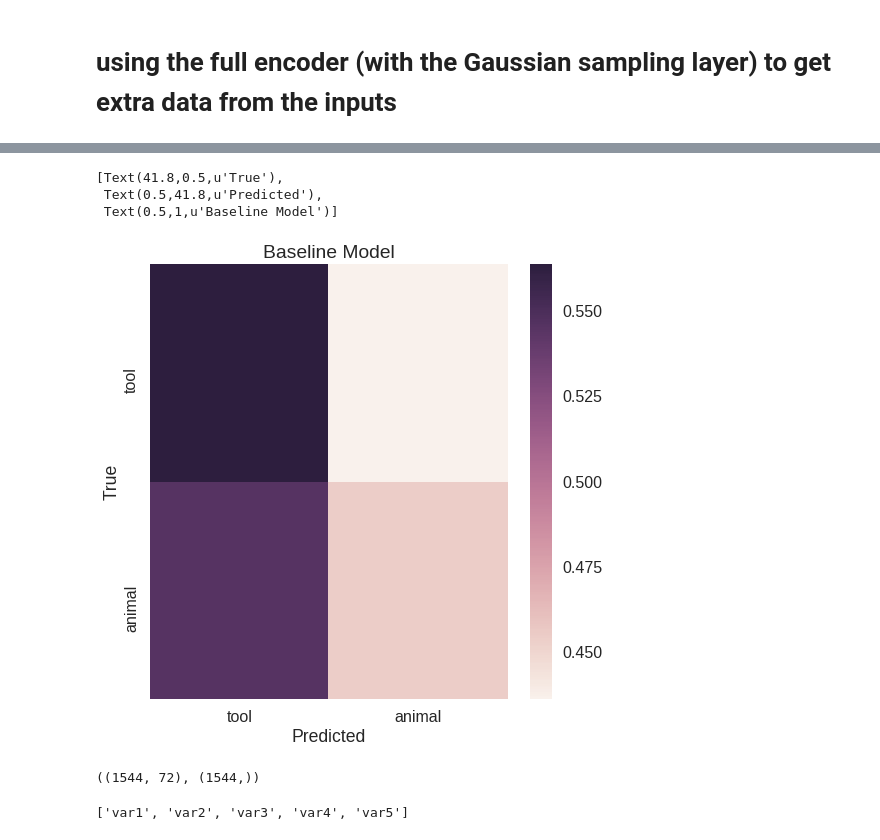
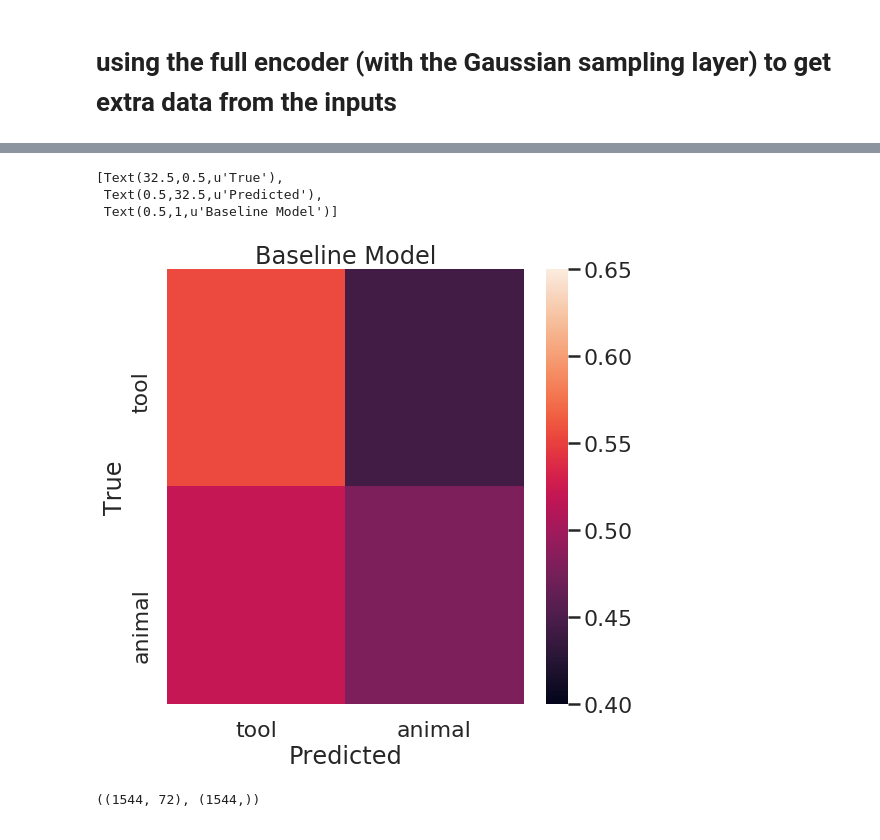
Before and after one commit to nmningmei/Deep_learning_fMRI_EEG, a Jupyter notebook: 4_2_Autoencoder_in_fMRI_continue.ipynb, the cells around one changed output, grey strips where cells are left out. Saved outputs shown, nothing was run; the diff lists cells and outputs as text; code cells hidden in the pictures.

```diff
--- a/4_2_Autoencoder_in_fMRI_continue.ipynb
+++ b/4_2_Autoencoder_in_fMRI_continue.ipynb
@@ -616,7 +652,7 @@ for fold,(train,test) in enumerate(cv.split(blocks,block_labels)):
                                                verbose    = 0)#[2]
 
     clf            = RandomForestClassifier(n_estimators = 100,
-                                            #max_depth = 3,
+                                            max_depth = 3,
                                             random_state = 12345)
     clf.fit(X_train,y_train)
     preds          = clf.predict_proba(X_test)[:,-1]
@@ -721,9 +758,7 @@ for fold,(train,test) in enumerate(cv.split(blocks,block_labels)):
     X_test  = X[idx_test]
     y_test  = y[idx_test]
 
-    clf            = RandomForestClassifier(n_estimators = 100,
-                                            #max_depth = 3,
-                                            random_state = 12345)
+    clf            = SVC(probability=True,random_state=12345)
     print('fitting')
     clf.fit(X_train,y_train)
     print('predicting')
@@ -771,13 +823,13 @@ cm = cm / cm.sum(axis=1)[:,np.newaxis]
 cm = pd.DataFrame(cm,columns=['tool','animal'],index=['tool','animal'])
 # %%
 fig, ax = plt.subplots(figsize=(8,8))
-sns.heatmap(cm,ax=ax)
+sns.heatmap(cm,ax=ax,vmin = 0.4,vmax = 0.65)
 ax.set(ylabel = 'True', xlabel = 'Predicted',title = 'Baseline Model')
 # %% [output]
-[Text(41.8,0.5,u'True'),
- Text(0.5,41.8,u'Predicted'),
+[Text(32.5,0.5,u'True'),
+ Text(0.5,32.5,u'Predicted'),
  Text(0.5,1,u'Baseline Model')]
-[figure, old version]
+[figure, new version]
 # %%
 sampled_z = encoder.predict(MinMaxScaler().fit_transform(dataset.samples.astype('float32')))[2]
 labels    = np.array([label_map[item] for item in dataset.sa.targets])[:,-1]
@@ -785,18 +837,6 @@ labels    = np.array([label_map[item] for item in dataset.sa.targets])[:,-1]
 sampled_z.shape,labels.shape
 # %% [output]
 ((1544, 72), (1544,))
-# %%
-df = pd.DataFrame({
-'group': ['A','B','C','D'],
-'var1': [38, 1.5, 30, 4],
-'var2': [29, 10, 9, 34],
-'var3': [8, 39, 23, 24],
-'var4': [7, 31, 33, 14],
-'var5': [28, 15, 32, 14]
-})
-list(df)[1:]
-# %% [output]
-['var1', 'var2', 'var3', 'var4', 'var5']
 # %%
 from matplotlib import pyplot as plt
 from math import pi
```
Also changed, not shown: parts of 24 cells of this notebook.
